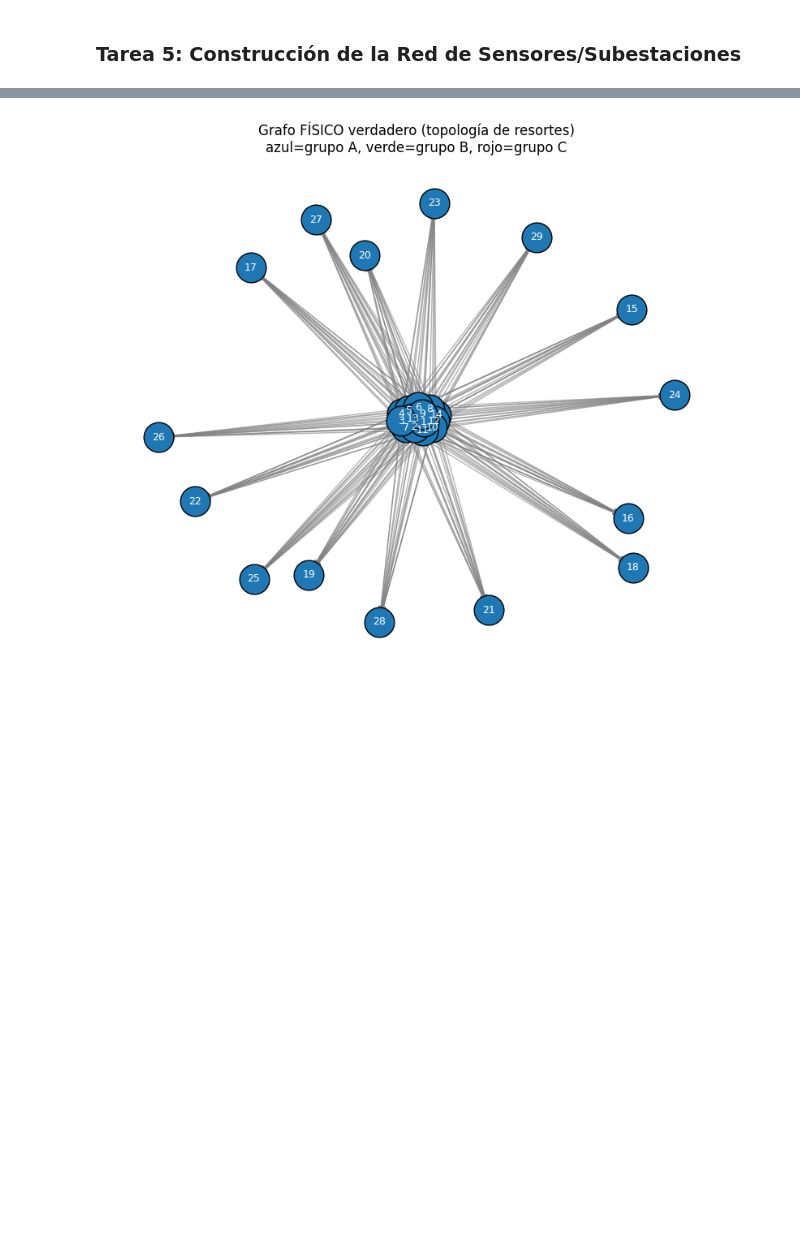
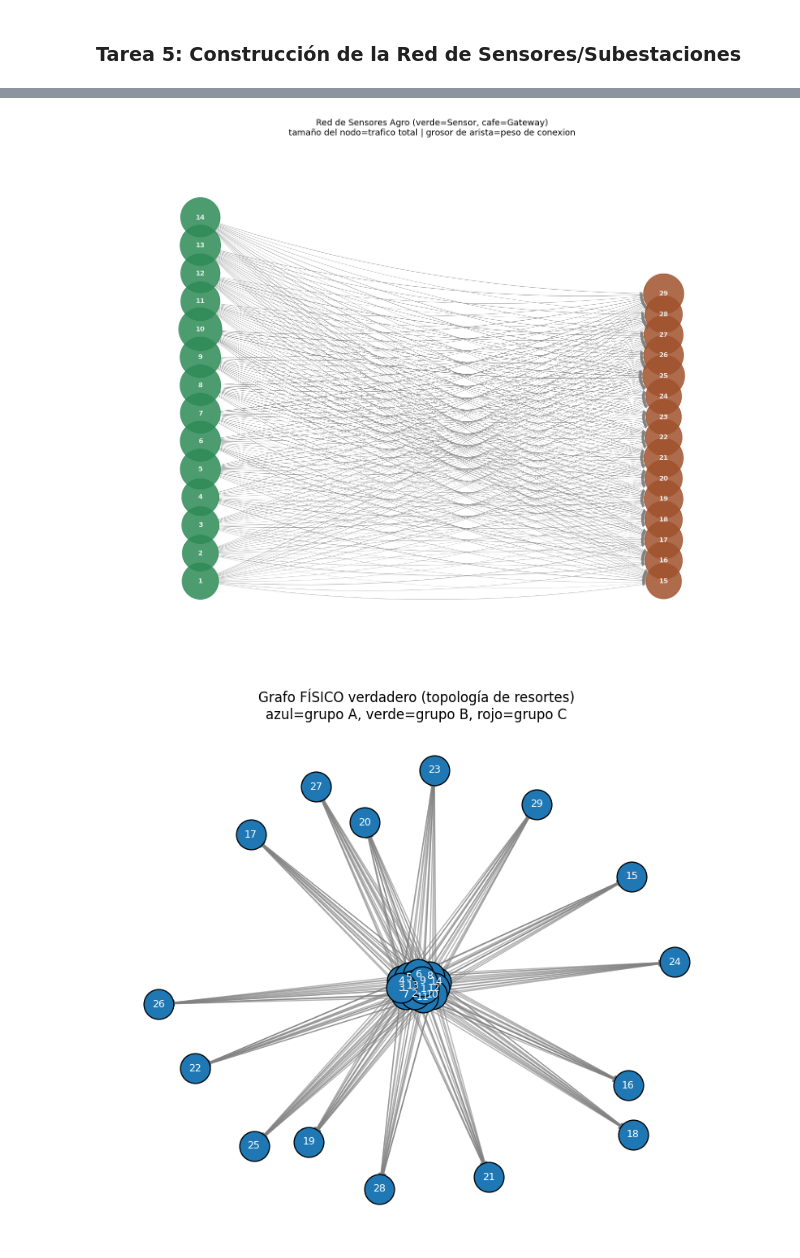
Before and after one commit to nceballosp/los_falsos_positivos_taller_practico_03, a Jupyter notebook: notebooks/taller_practico_03.ipynb, the cells around one changed output, grey strips where cells are left out. Cells and saved outputs as stored; diff of their text form; code cells hidden in the pictures; blank space fills up the shorter version.

```diff
--- a/notebooks/taller_practico_03.ipynb
+++ b/notebooks/taller_practico_03.ipynb
@@ -400,43 +400,73 @@ Se aplicó un filtro Butterworth de paso bajo (orden 4, frecuencia de corte 0.02
 # %% [markdown]
 ### Tarea 5: Construcción de la Red de Sensores/Subestaciones
 # %%
+
+
+# El peso de cada arista = cuantas veces se repite esa conexion Sensor->Gateway
+edges = df_agro.groupby(['Source_Node', 'Target_Node']).size().reset_index(name='weight')
+
 G = nx.from_pandas_edgelist(
-    df_agro,
-    source="Source_Node",
-    target="Target_Node",
-    create_using=nx.DiGraph(),  # Especifica que es un Grafo Dirigido
+    edges, source='Source_Node', target='Target_Node',
+    edge_attr='weight', create_using=nx.DiGraph()
 )
 
-# 2. Calcular la Centralidad de Grado (Degree Centrality)
-# Para grafos dirigidos podemos calcular el grado total, de entrada y de salida
-degree_cent = nx.degree_centrality(G)
-in_degree_cent = nx.in_degree_centrality(G)
-out_degree_cent = nx.out_degree_centrality(G)
+print(f'Nodos: {G.number_of_nodes()}  |  Aristas: {G.number_of_edges()}')
 
-# Calcular Betweenness Centrality (Centralidad de Intermediación)
-betweenness_cent = nx.betweenness_centrality(G)
+# ======================================================
+# PARTE 2: Centralidad de Grado y Betweenness Centrality
+# ======================================================
+deg_c = nx.degree_centrality(G)
+btw_c = nx.betweenness_centrality(G, weight='weight')
 
-# 3. Integrar los resultados en un DataFrame para facilitar la consulta
-metrics_df = pd.DataFrame(
-    {
-        "Degree_Centrality": pd.Series(degree_cent),
-        "In_Degree_Centrality": pd.Series(in_degree_cent),
-        "Out_Degree_Centrality": pd.Series(out_degree_cent),
-        "Betweenness_Centrality": pd.Series(betweenness_cent),
-    }
-).sort_values(by="Betweenness_Centrality", ascending=False)
+print('\nValores unicos de Betweenness:', set(round(v, 4) for v in btw_c.values()))
+# -> {0.0}: la red es bipartita (Sensor -> Gateway en un solo salto),
+#    ningun nodo actua como intermediario, por eso betweenness es 0 para todos.
 
-# 4. Resolver el Reto: Identificar el Nodo Cuello de Botella
-# El cuello de botella corresponde al nodo con el valor más alto de Betweenness Centrality
-bottleneck_node = metrics_df["Betweenness_Centrality"].idxmax()
-bottleneck_value = metrics_df.loc[bottleneck_node, "Betweenness_Centrality"]
+# ======================================================
+# PARTE 3: Identificar el Nodo Cuello de Botella
+# ======================================================
+# Como betweenness no aporta info aqui, usamos el grado ponderado por trafico
+# (numero total de lecturas de telemetria que pasan por cada nodo)
+weighted_deg = dict(G.degree(weight='weight'))
 
-# Mostrar resultados principales
-print(f"--- NODO CUELLO DE BOTELLA ---")
-print(
-    f"El nodo '{bottleneck_node}' es el cuello de botella con una Betweenness Centrality de {bottleneck_value:.4f}\n"
+top5 = sorted(weighted_deg.items(), key=lambda x: -x[1])[:5]
+print('\nTop 5 nodos por trafico (candidatos a cuello de botella):')
+for n, w in top5:
+    print(f'  Nodo {n}: trafico={w}, degree_centrality={deg_c[n]:.4f}')
+
+nodo_cuello_botella = top5[0][0]
+print(f'\n>> Nodo Cuello de Botella: {nodo_cuello_botella}')
+
+# ======================================================
+# PARTE 4: Visualizacion (layout manual, bien espaciado)
+# ======================================================
+source_nodes = [n for n in G.nodes if n < 15]   # sensores
+target_nodes = [n for n in G.nodes if n >= 15]  # gateways
+
+pos = {}
+for i, n in enumerate(sorted(source_nodes)):
+    pos[n] = (0, i * 1.5)
+for i, n in enumerate(sorted(target_nodes)):
+    pos[n] = (4, i * 1.1)
+
+node_colors = ['seagreen' if n < 15 else 'sienna' for n in G.nodes]
+node_sizes = [weighted_deg[n] * 25 for n in G.nodes]
+edge_widths = [G[u][v]['weight'] * 0.05 for u, v in G.edges]
+
+plt.figure(figsize=(14, 11))
+nx.draw(
+    G, pos,
+    node_color=node_colors, node_size=node_sizes,
+    with_labels=True, font_size=10, font_color='white', font_weight='bold',
+    arrows=True, arrowsize=12, arrowstyle='-|>',
+    edge_color='gray', width=edge_widths, alpha=0.85,
+    connectionstyle='arc3,rad=0.08'
 )
-
-print("--- TOP 5 NODOS POR INTERMEDIACIÓN (BETWEENNESS) ---")
-print(metrics_df.head())
+plt.title(
+    'Red de Sensores Agro (verde=Sensor, cafe=Gateway)\n'
+    'tamaño del nodo=trafico total | grosor de arista=peso de conexion',
+    fontsize=13
+)
+plt.margins(0.15)
+plt.show()
 # %% [output]
@@ -460,3 +485,4 @@ El nodo '4' es el cuello de botella con una Betweenness Centrality de 0.0000
+[figure, added]
 # %%
 RANDOM_SEED = 7
 pos = nx.spring_layout(G, seed=RANDOM_SEED, k=0.6)
```
Also changed, not shown: parts of 4 cells of this notebook.
